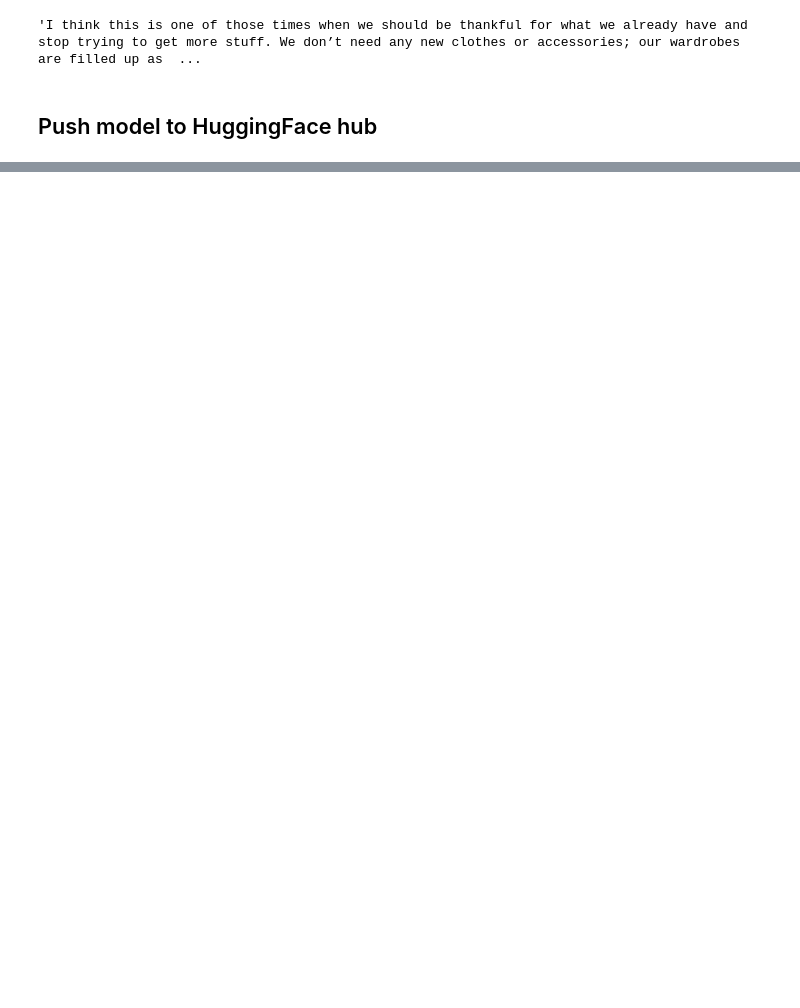
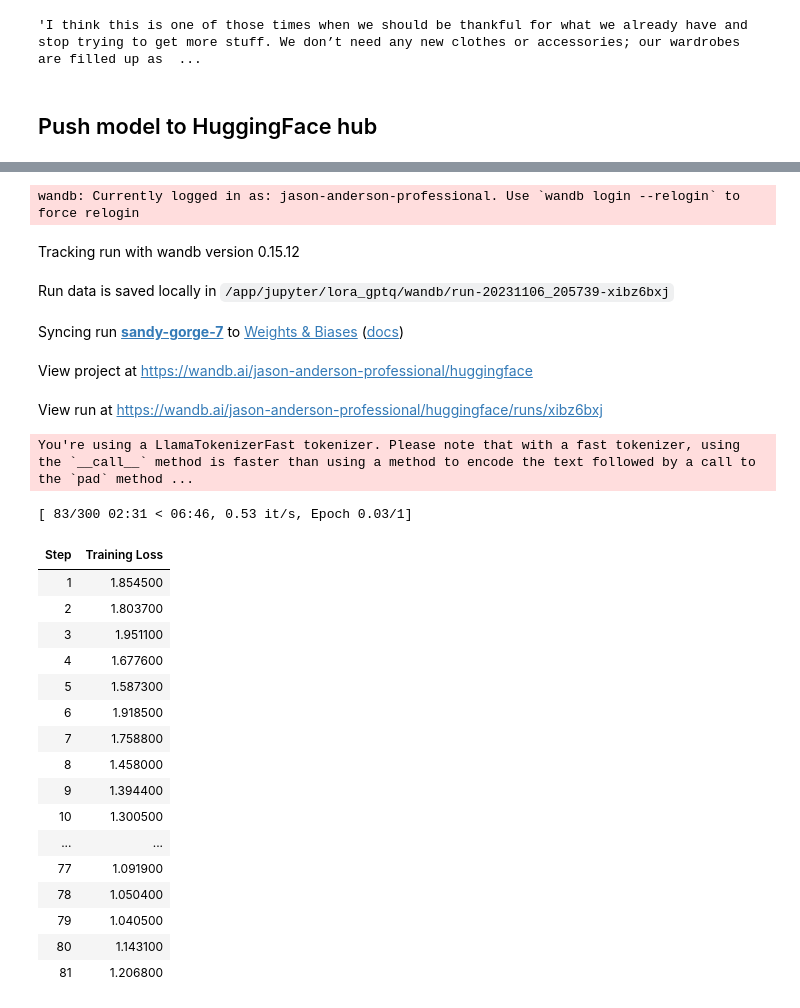
Before and after one commit to jason-brian-anderson/lora_gptq, a Jupyter notebook: lora_gptq_trainer.ipynb, the cells around one changed output, grey strips where cells are left out. Saved outputs shown, nothing was run; the diff lists cells and outputs as text; code cells hidden in the pictures; blank space fills up the shorter version.

```diff
--- a/lora_gptq_trainer.ipynb
+++ b/lora_gptq_trainer.ipynb
@@ -759,0 +835,69 @@ result
+# %%
+model.gradient_checkpointing_enable()
+model = prepare_model_for_kbit_training(model)
+from peft import LoraConfig, get_peft_model
+config = LoraConfig(
+    r=8,
+    lora_alpha=32,
+    target_modules=["k_proj","o_proj","q_proj","v_proj"],
+    lora_dropout=0.05,
+    bias="none",
+    task_type="CAUSAL_LM"
+)
+
+model = get_peft_model(model, config)
+# %%
+import transformers
+tokenizer.pad_token = tokenizer.eos_token
+tokenizer.padding_side = "right"
+
+args=transformers.TrainingArguments(
+        per_device_train_batch_size=1,
+        gradient_accumulation_steps=4,
+        warmup_steps=2,
+        max_steps=300,
+        learning_rate=2e-4,
+        fp16=True, #use mixed precision training
+        logging_steps=1,
+        output_dir=quantized_train_path,
+        optim="adamw_hf",
+        save_strategy="epoch")
+
+from trl import SFTTrainer
+trainer = SFTTrainer(
+    model=model,
+    args=args,
+    train_dataset=dataset,
+    peft_config=config,
+    dataset_text_field="text",
+    tokenizer=tokenizer,
+    packing=False,
+    max_seq_length=512)
+
+trainer.train()
+# %% [output]
+wandb: Currently logged in as: jason-anderson-professional. Use `wandb login --relogin` to force relogin
+Tracking run with wandb version 0.15.12
+Run data is saved locally in /app/jupyter/lora_gptq/wandb/run-20231106_205739-xibz6bxj
+Syncing run sandy-gorge-7 to Weights & Biases (docs)
+View project at https://wandb.ai/jason-anderson-professional/huggingface
+View run at https://wandb.ai/jason-anderson-professional/huggingface/runs/xibz6bxj
+You're using a LlamaTokenizerFast tokenizer. Please note that with a fast tokenizer, using the `__call__` method is faster than using a method to encode the text followed by a call to the `pad` method ...
+[ 83/300 02:31 < 06:46, 0.53 it/s, Epoch 0.03/1]
+| Step | Training Loss |
+| 1 | 1.854500 |
+| 2 | 1.803700 |
+| 3 | 1.951100 |
+| 4 | 1.677600 |
+| 5 | 1.587300 |
+| 6 | 1.918500 |
+| 7 | 1.758800 |
+| 8 | 1.458000 |
+| 9 | 1.394400 |
+| 10 | 1.300500 |
+| ... | ... |
+| 77 | 1.091900 |
+| 78 | 1.050400 |
+| 79 | 1.040500 |
+| 80 | 1.143100 |
+| 81 | 1.206800 |
```
Also changed, not shown: parts of 36 cells of this notebook.
